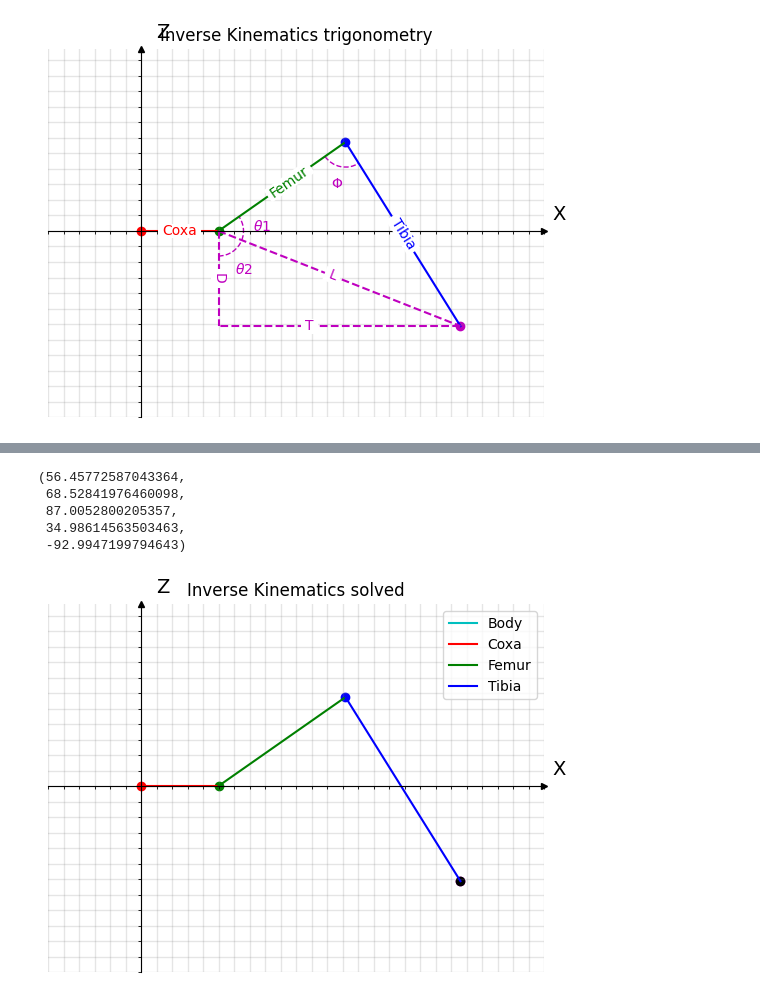
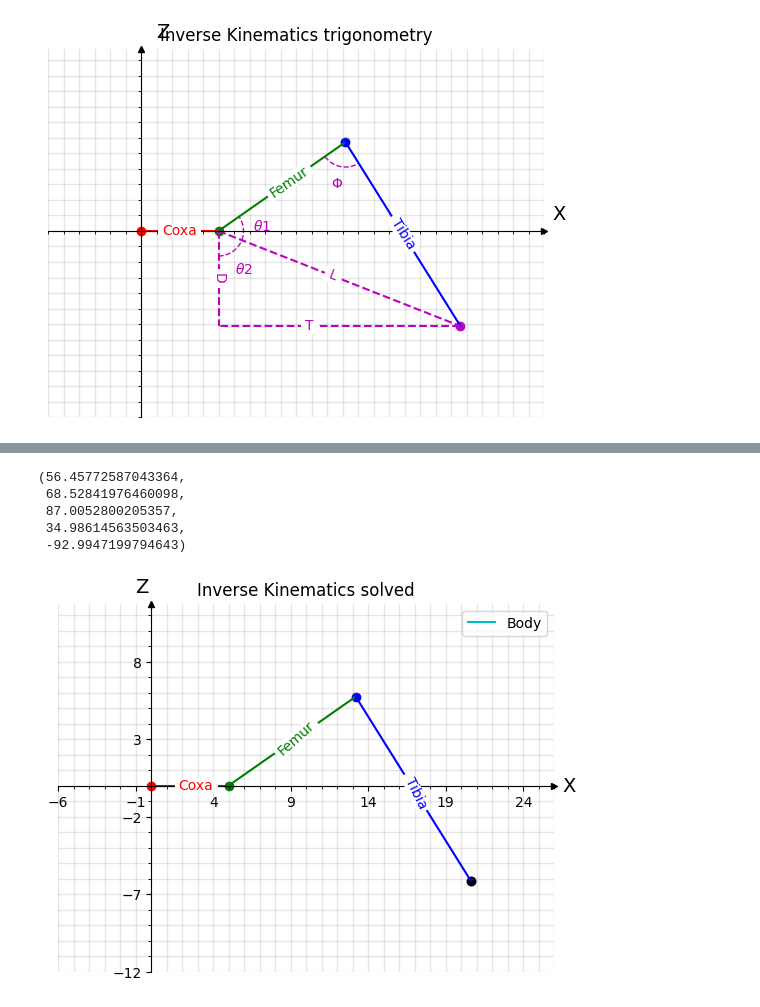
Before and after one commit to Dr-QP/Dr.QP, a Jupyter notebook: packages/runtime/drqp_brain/notebooks/getting_started_with_robot_ik.ipynb, the cells around one changed output, grey strips where cells are left out. Drawn from its saved outputs; the diff is of its cells as text; code cells hidden in the pictures.

Commit message:
better plot

```diff
--- a/packages/runtime/drqp_brain/notebooks/getting_started_with_robot_ik.ipynb
+++ b/packages/runtime/drqp_brain/notebooks/getting_started_with_robot_ik.ipynb
@@ -354,33 +354,31 @@ beta = (theta1 + theta2) - 90
 gamma = phi - 180
 
 model = forward_kinematics(
     coxa_len,
     femur_len,
     tibia_len,
     alpha,
     beta,
     gamma,
 
     # Inverse kinematic is defined in terms of leg coordinate frame, so body length and start_z are 0
     start_z=0,
     body_length=0,
 )
 
 fig, ax, _, _ = plot_leg_with_points(
     model,
     'Inverse Kinematics solved',
-    no_link_labels=True,
     no_joint_labels=True,
-    no_cartesian_ticks=True,
 )
 
 ax.scatter(foot_target.x, foot_target.y, color='k', label='Foot target')
 
 theta1, theta2, phi, beta, gamma
 # %% [output]
 (56.45772587043364,
  68.52841976460098,
  87.0052800205357,
  34.98614563503463,
  -92.9947199794643)
-[figure, old version]
+[figure, new version]
```
